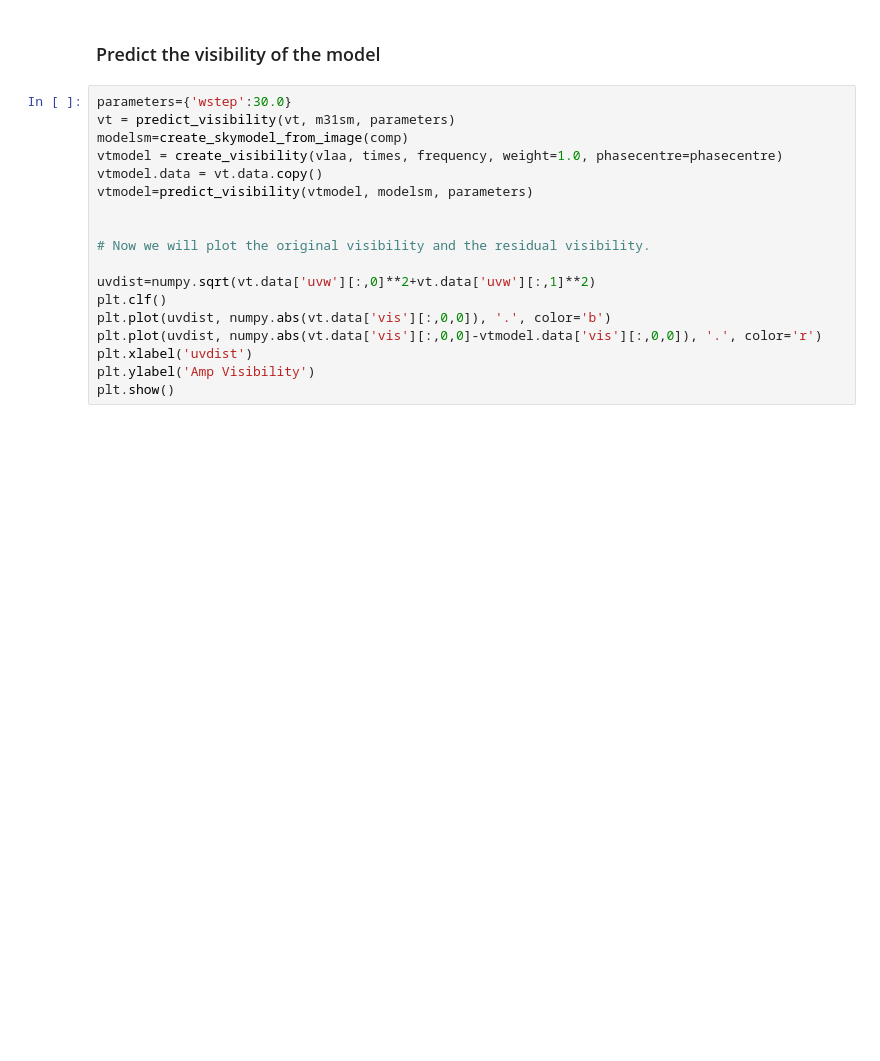
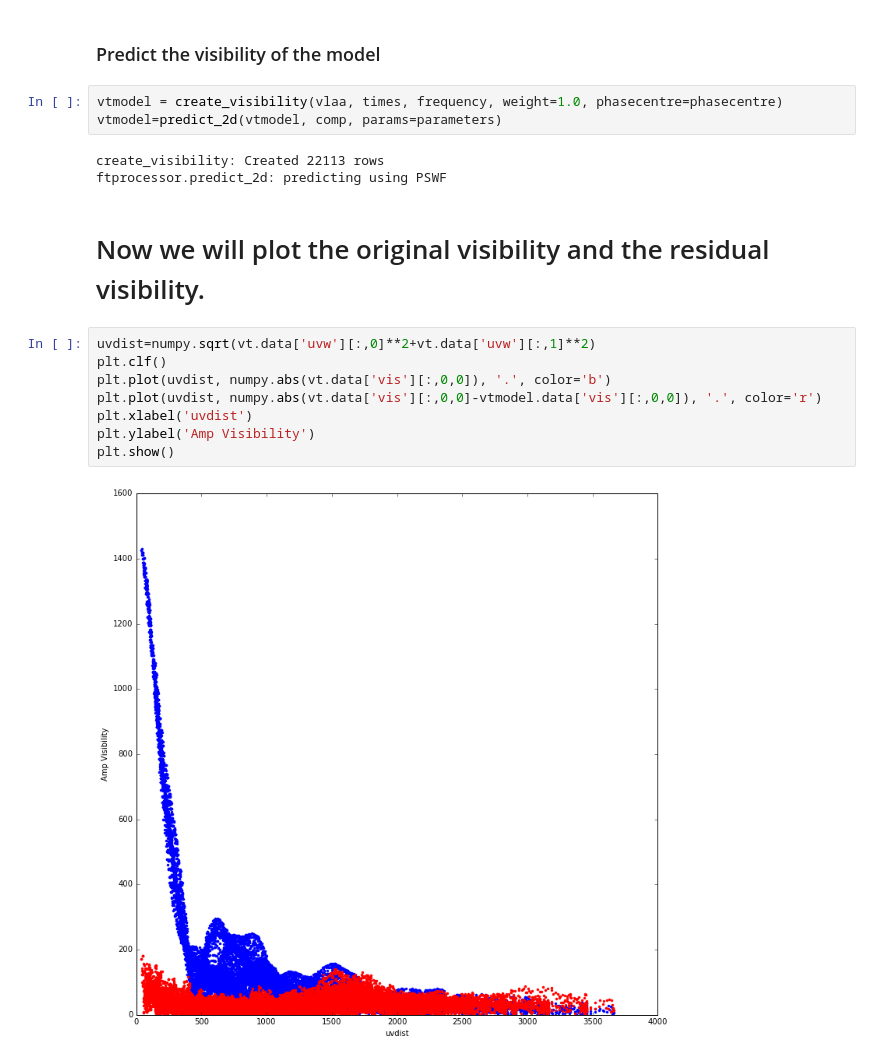
Before and after one commit to SKA-ScienceDataProcessor/algorithm-reference-library, a Jupyter notebook: examples/arl/imaging.ipynb, the cells around one changed output. Cells and saved outputs as stored; diff of their text form; blank space fills up the shorter version.

```diff
--- a/examples/arl/imaging.ipynb
+++ b/examples/arl/imaging.ipynb
@@ -136,20 +152,20 @@ fig=show_image(residual)
 # %% [markdown]
 ### Predict the visibility of the model
+# %%
+vtmodel = create_visibility(vlaa, times, frequency, weight=1.0, phasecentre=phasecentre)
+vtmodel=predict_2d(vtmodel, comp, params=parameters)
+# %% [output]
+create_visibility: Created 22113 rows
+ftprocessor.predict_2d: predicting using PSWF
+# %% [markdown]
+# Now we will plot the original visibility and the residual visibility.
 # %%
-parameters={'wstep':30.0}
-vt = predict_visibility(vt, m31sm, parameters)
-modelsm=create_skymodel_from_image(comp)
-vtmodel = create_visibility(vlaa, times, frequency, weight=1.0, phasecentre=phasecentre)
-vtmodel.data = vt.data.copy()
-vtmodel=predict_visibility(vtmodel, modelsm, parameters)
-
-
-# Now we will plot the original visibility and the residual visibility.
-
 uvdist=numpy.sqrt(vt.data['uvw'][:,0]**2+vt.data['uvw'][:,1]**2)
 plt.clf()
 plt.plot(uvdist, numpy.abs(vt.data['vis'][:,0,0]), '.', color='b')
 plt.plot(uvdist, numpy.abs(vt.data['vis'][:,0,0]-vtmodel.data['vis'][:,0,0]), '.', color='r')
 plt.xlabel('uvdist')
 plt.ylabel('Amp Visibility')
 plt.show()
+# %% [output]
+[figure, added]
```
Also changed, not shown: parts of 8 cells of this notebook, 2 other files.
